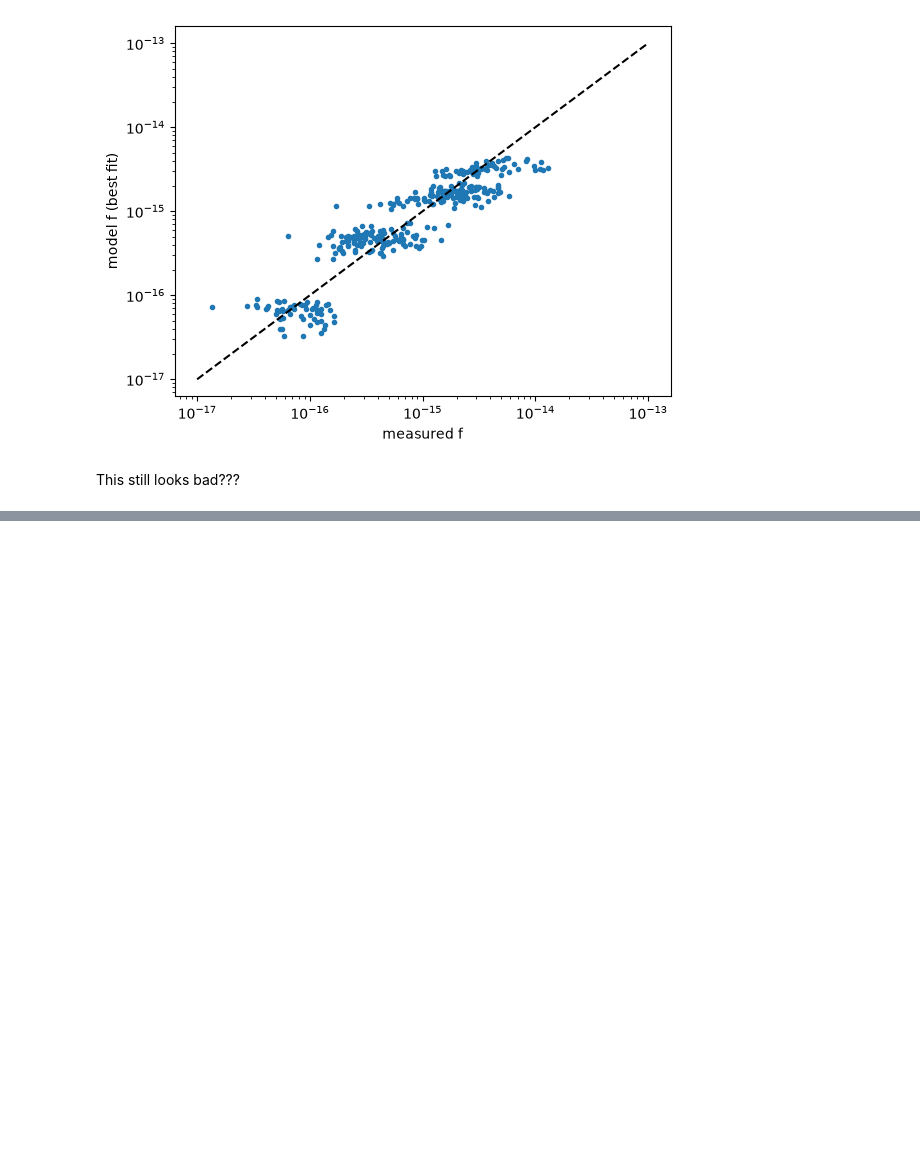
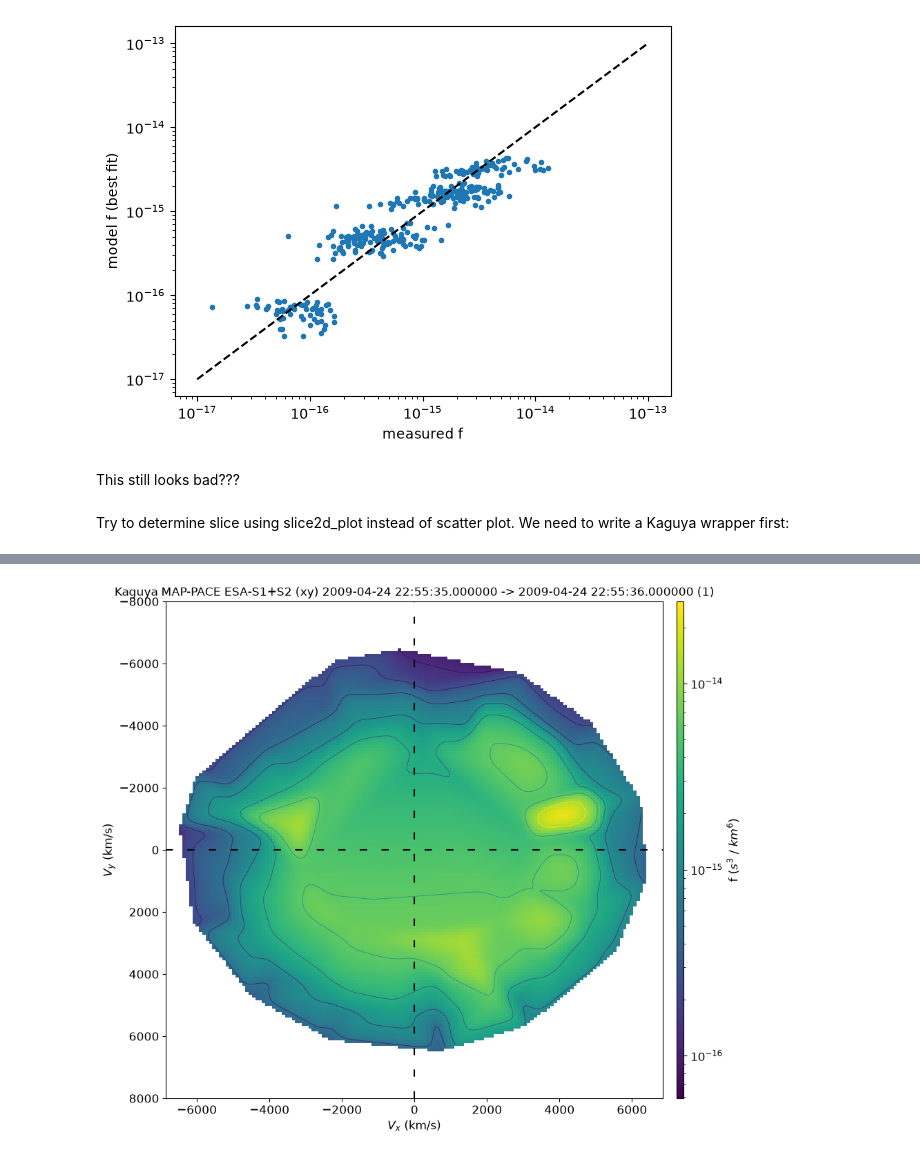
Before and after one commit to yulunwu000/artemis-lunar-plasma, a Jupyter notebook: notebooks/03_kaguya_test.ipynb, the cells around one changed output, grey strips where cells are left out. Saved outputs shown, nothing was run; the diff lists cells and outputs as text; code cells hidden in the pictures; blank space fills up the shorter version.

Commit message:
added kaguya wrapper for slice2d function

```diff
--- a/notebooks/03_kaguya_test.ipynb
+++ b/notebooks/03_kaguya_test.ipynb
@@ -448,3 +450,45 @@ plt.show()
 [figure]
 # %% [markdown]
 This still looks bad???
+# %% [markdown]
+Try to determine slice using slice2d_plot instead of scatter plot. We need to write a Kaguya wrapper first:
+# %%
+from pyspedas import slice2d, slice2d_plot
+
+MASS_E = 5.6856e-6 #electron mass in eV/(km/s)^2
+
+def kgy_dist(t_str):
+
+    #load both sensors and stack S1 on top of S2 rows
+    d = np.vstack([np.loadtxt(f'kaguya_data/{s}_df_{t_str}.txt') for s in ['esa1', 'esa2']])
+
+    #slice velocities in km/s, and use norm to find speed
+    v = d[:, :3]
+    speed = np.linalg.norm(v, axis=1)
+
+    #find how many energies does each direction have by looking at how many times velocity drops
+    nE = np.argmax(np.diff(speed) < 0) + 1
+
+    #find total number of directions
+    nD = len(d) // nE
+
+    #rearranges column into SPEDAS layout:
+    to3d = lambda x: x.reshape(nD, nE).T[:, :, None] # -> shape (energy, direction, 1)
+    f = to3d(d[:, 3])
+    t0 = time_double(f'{t_str[:4]}-{t_str[4:6]}-{t_str[6:8]}/{t_str[8:10]}:{t_str[10:12]}:{t_str[12:]}')
+    return {'data':   f,
+            'energy': to3d(0.5 * MASS_E * speed**2), # eV
+            'theta':  to3d(np.degrees(np.arcsin(v[:, 2] / speed))), # elevation, deg
+            'phi':    to3d(np.degrees(np.arctan2(v[:, 1], v[:, 0])) % 360), # azimuth, deg
+            'dtheta': np.full(f.shape, 22.5), 'dphi': np.full(f.shape, 22.5),
+            'bins':   np.ones(f.shape, dtype=int),
+            'mass': MASS_E, 'charge': -1.0,
+            'project_name': 'Kaguya', 'spacecraft': 'MAP-PACE',
+            'data_name': 'ESA-S1+S2', 'species': 'e',
+            'units_name': 'df_km',
+            'start_time': t0, 'end_time': t0 + 1.0}
+
+dist = [kgy_dist('20090424225535')] #dist takes list
+sl = slice2d(dist, time='2009-04-24/22:55:35', window=1, rotation='xy', interpolation='2d') #interpolation choices: geometric (wedges) or 2d (smoothed contours)
+slice2d_plot(sl, colormap='viridis', yrange=[8000, -8000])
+# %% [output]
@@ -450,0 +496 @@ This still looks bad???
+[figure, added]
```
Also changed, not shown: parts of 5 cells of this notebook.
